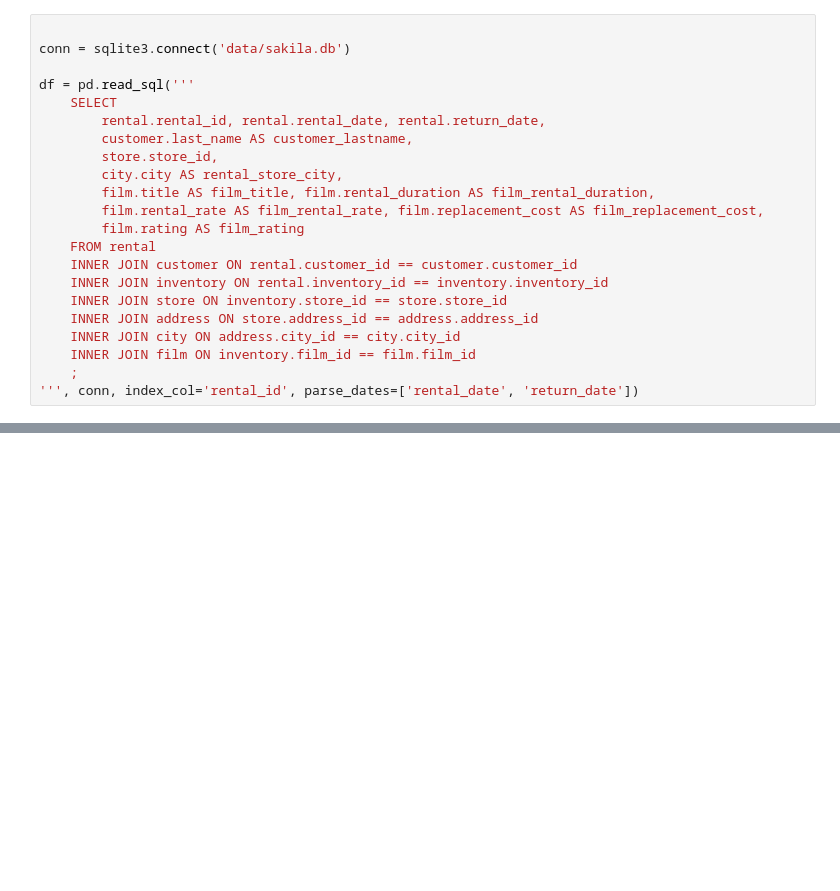
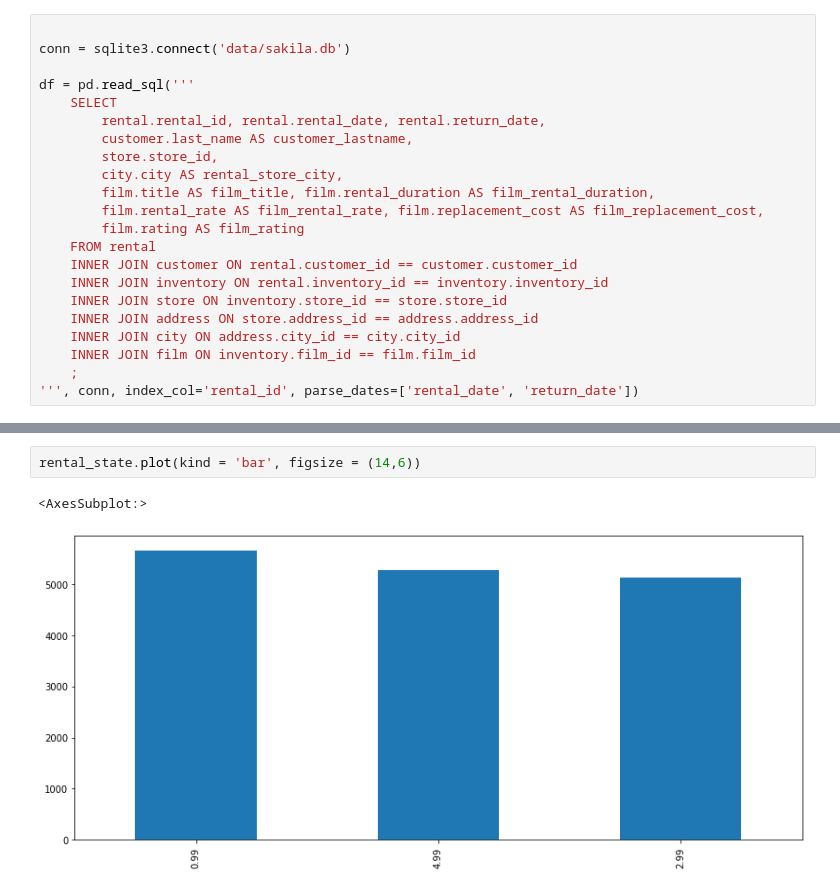
Before and after one commit to patri-carrasco/Data-Analysis-with-Python---Full-Course-for-Beginners-Numpy-Pandas-Matplotlib-Seaborn-, a Jupyter notebook: Exercise_2.ipynb, the cells around one changed output, grey strips where cells are left out. Cells and saved outputs as stored; diff of their text form; blank space fills up the shorter version.

```diff
--- a/Exercise_2.ipynb
+++ b/Exercise_2.ipynb
@@ -41,0 +92,5 @@ df = pd.read_sql('''
+# %%
+rental_state.plot(kind = 'bar', figsize = (14,6))
+# %% [output]
+<AxesSubplot:>
+[figure, added]
```
Also changed, not shown: parts of 38 cells of this notebook.
